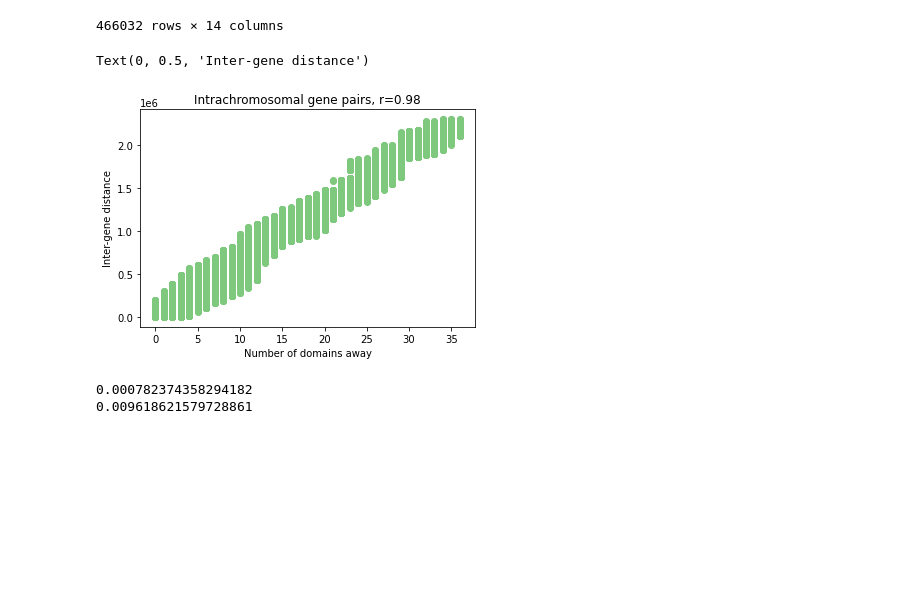
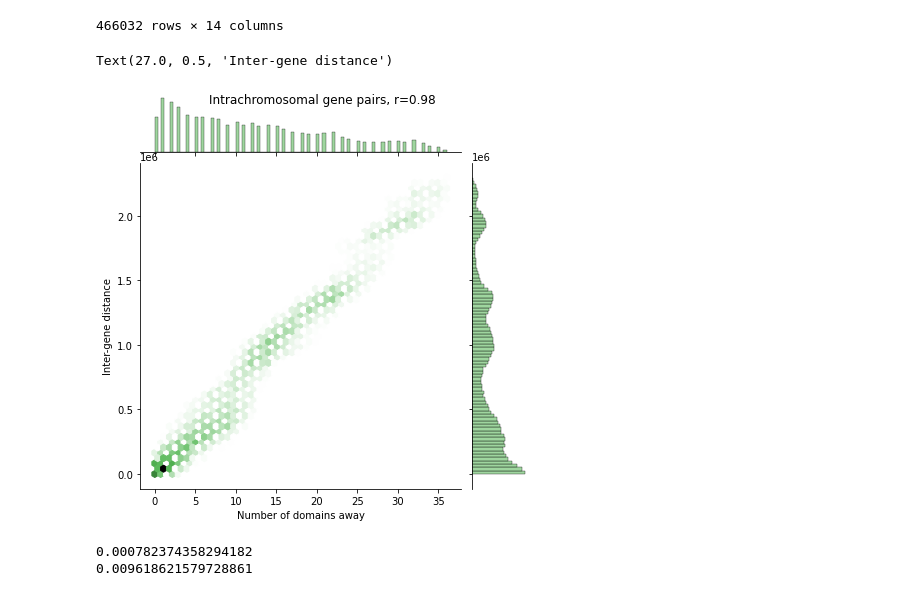
Before and after one commit to cmdoret/Acastellanii_legionella_infection, a Jupyter notebook: docs/notebooks/infection_contacts_diff_expr_liftover.ipynb, the cells around one changed output. Saved outputs shown, nothing was run; the diff lists cells and outputs as text; code cells hidden in the pictures; blank space fills up the shorter version.

Commit message:
refine visualisations for rnaseq liftover notebook

```diff
--- a/docs/notebooks/infection_contacts_diff_expr_liftover.ipynb
+++ b/docs/notebooks/infection_contacts_diff_expr_liftover.ipynb
@@ -457,7 +410,7 @@ with sns.axes_style("whitegrid"):
     sns.set_palette("Accent")
     jp = sns.jointplot(np.log10(hr_clean.inf_contacts + hr_clean.ctl_contacts), hr_clean.coexpr, kind='kde', fill=True)
     plt.suptitle('Contacts vs co-expression of all gene pairs')
-    jp.ax_joint.set_xlabel('Log10 gene pair detrended contacts (ctl + inf)')
+    jp.ax_joint.set_xlabel('Log10 gene pair contacts (ctl + inf)')
     jp.ax_joint.set_ylabel('Gene pair co-expression (4 timepoints)')
 # %% [output]
 [interactive output not drawn]
@@ -479,7 +432,7 @@ with sns.axes_style("whitegrid"):
         hr_clean_intra.coexpr, kind='kde', fill=True
     )
     plt.suptitle('Contacts vs co-expression of intrachromosomal gene pairs')
-    jp.ax_joint.set_xlabel('Log10 gene pair detrended contacts (ctl + inf)')
+    jp.ax_joint.set_xlabel('Log10 gene pair contacts (ctl + inf)')
     jp.ax_joint.set_ylabel('Gene pair co-expression (4 timepoints)')
 # %% [output]
 [interactive output not drawn]
@@ -634,18 +585,18 @@ domain_pairs
 # %%
 %matplotlib inline
 gg_dist = abs(domain_pairs.start2 - domain_pairs.start1)
 n_doms = abs(domain_pairs.domain_id2 - domain_pairs.domain_id1)
 
-plt.scatter(n_doms, gg_dist)
+sns.jointplot(n_doms, gg_dist, kind='hex')
 
-plt.title(
+plt.suptitle(
     f'Intrachromosomal gene pairs, r={ss.pearsonr(n_doms, gg_dist)[0]:.2f}'
 )
 plt.xlabel("Number of domains away")
 plt.ylabel("Inter-gene distance")
 # %% [output]
-Text(0, 0.5, 'Inter-gene distance')
+Text(27.0, 0.5, 'Inter-gene distance')
-[figure, old version]
+[figure, new version]
 # %%
 print(np.mean(abs(domain_pairs.ctl_contacts[domain_pairs.domain_id1 != domain_pairs.domain_id2])))
 print(np.mean(abs(domain_pairs.ctl_contacts[domain_pairs.domain_id1 == domain_pairs.domain_id2])))
```
Also changed, not shown: parts of 21 cells of this notebook.
